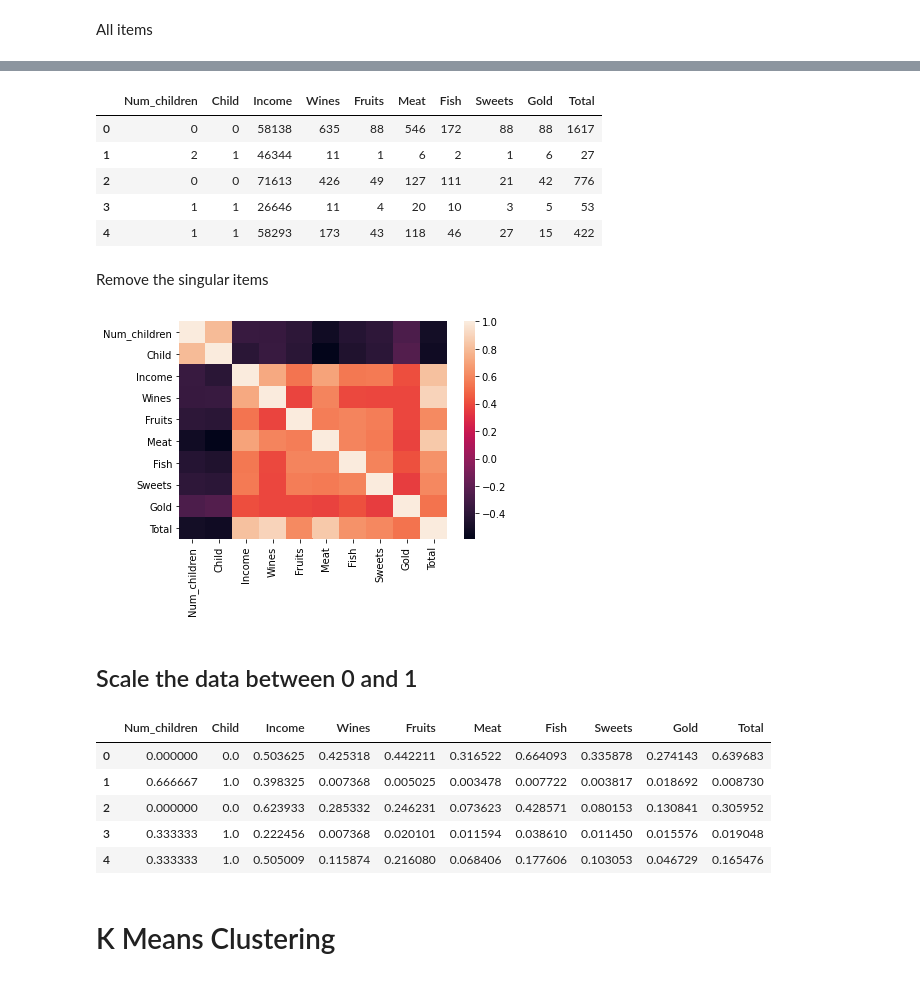
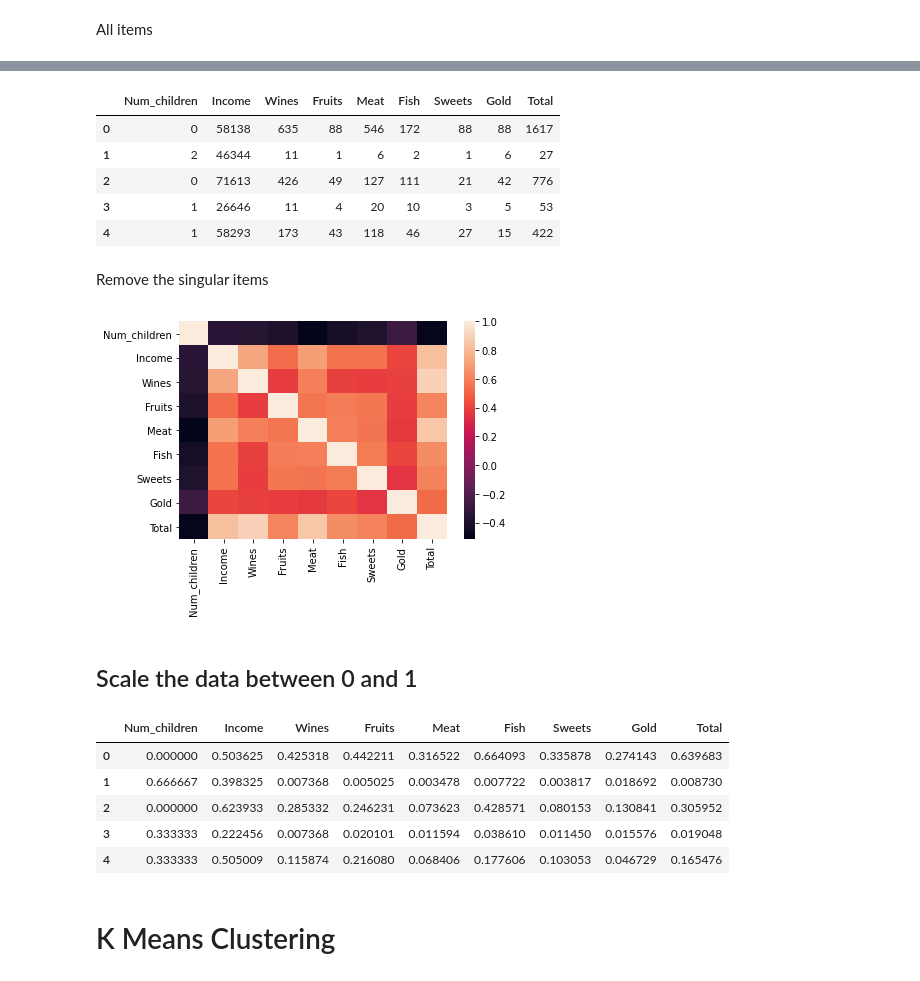
Before and after one commit to johng034/customer-segmentation, a Jupyter notebook: 3. Modeling.ipynb, the cells around one changed output, grey strips where cells are left out. Saved outputs shown, nothing was run; the diff lists cells and outputs as text; code cells hidden in the pictures.

```diff
--- a/3. Modeling.ipynb
+++ b/3. Modeling.ipynb
@@ -148,14 +153,16 @@ All items
 # %%
-X = num_df[neg_corr.index.tolist() + pos_corr.index.tolist()].copy()
+all_df = num_df[neg_corr.index.tolist() + pos_corr.index.tolist()].copy()
+
+X = all_df.drop('Child', axis=1).copy()
 
 X.head()
 # %% [output]
-|  | Num_children | Child | Income | Wines | Fruits | Meat | Fish | Sweets | Gold | Total |
-| 0 | 0 | 0 | 58138 | 635 | 88 | 546 | 172 | 88 | 88 | 1617 |
-| 1 | 2 | 1 | 46344 | 11 | 1 | 6 | 2 | 1 | 6 | 27 |
-| 2 | 0 | 0 | 71613 | 426 | 49 | 127 | 111 | 21 | 42 | 776 |
-| 3 | 1 | 1 | 26646 | 11 | 4 | 20 | 10 | 3 | 5 | 53 |
-| 4 | 1 | 1 | 58293 | 173 | 43 | 118 | 46 | 27 | 15 | 422 |
+|  | Num_children | Income | Wines | Fruits | Meat | Fish | Sweets | Gold | Total |
+| 0 | 0 | 58138 | 635 | 88 | 546 | 172 | 88 | 88 | 1617 |
+| 1 | 2 | 46344 | 11 | 1 | 6 | 2 | 1 | 6 | 27 |
+| 2 | 0 | 71613 | 426 | 49 | 127 | 111 | 21 | 42 | 776 |
+| 3 | 1 | 26646 | 11 | 4 | 20 | 10 | 3 | 5 | 53 |
+| 4 | 1 | 58293 | 173 | 43 | 118 | 46 | 27 | 15 | 422 |
 # %% [markdown]
 Remove the singular items
 # %%
@@ -166,7 +173,7 @@ Remove the singular items
 sns.heatmap(X.corr())
 plt.show()
 # %% [output]
-[figure, old version]
+[figure, new version]
 # %% [markdown]
 ## Scale the data between 0 and 1
 # %%
@@ -176,12 +183,12 @@ X_scaled = pd.DataFrame(scaler.fit_transform(X), columns=X.columns)
 
 X_scaled.head()
 # %% [output]
-|  | Num_children | Child | Income | Wines | Fruits | Meat | Fish | Sweets | Gold | Total |
-| 0 | 0.000000 | 0.0 | 0.503625 | 0.425318 | 0.442211 | 0.316522 | 0.664093 | 0.335878 | 0.274143 | 0.639683 |
-| 1 | 0.666667 | 1.0 | 0.398325 | 0.007368 | 0.005025 | 0.003478 | 0.007722 | 0.003817 | 0.018692 | 0.008730 |
-| 2 | 0.000000 | 0.0 | 0.623933 | 0.285332 | 0.246231 | 0.073623 | 0.428571 | 0.080153 | 0.130841 | 0.305952 |
-| 3 | 0.333333 | 1.0 | 0.222456 | 0.007368 | 0.020101 | 0.011594 | 0.038610 | 0.011450 | 0.015576 | 0.019048 |
-| 4 | 0.333333 | 1.0 | 0.505009 | 0.115874 | 0.216080 | 0.068406 | 0.177606 | 0.103053 | 0.046729 | 0.165476 |
+|  | Num_children | Income | Wines | Fruits | Meat | Fish | Sweets | Gold | Total |
+| 0 | 0.000000 | 0.503625 | 0.425318 | 0.442211 | 0.316522 | 0.664093 | 0.335878 | 0.274143 | 0.639683 |
+| 1 | 0.666667 | 0.398325 | 0.007368 | 0.005025 | 0.003478 | 0.007722 | 0.003817 | 0.018692 | 0.008730 |
+| 2 | 0.000000 | 0.623933 | 0.285332 | 0.246231 | 0.073623 | 0.428571 | 0.080153 | 0.130841 | 0.305952 |
+| 3 | 0.333333 | 0.222456 | 0.007368 | 0.020101 | 0.011594 | 0.038610 | 0.011450 | 0.015576 | 0.019048 |
+| 4 | 0.333333 | 0.505009 | 0.115874 | 0.216080 | 0.068406 | 0.177606 | 0.103053 | 0.046729 | 0.165476 |
 # %% [markdown]
 # K Means Clustering
 # %% [markdown]
```
Also changed, not shown: parts of 14 cells of this notebook, 2 other files.
